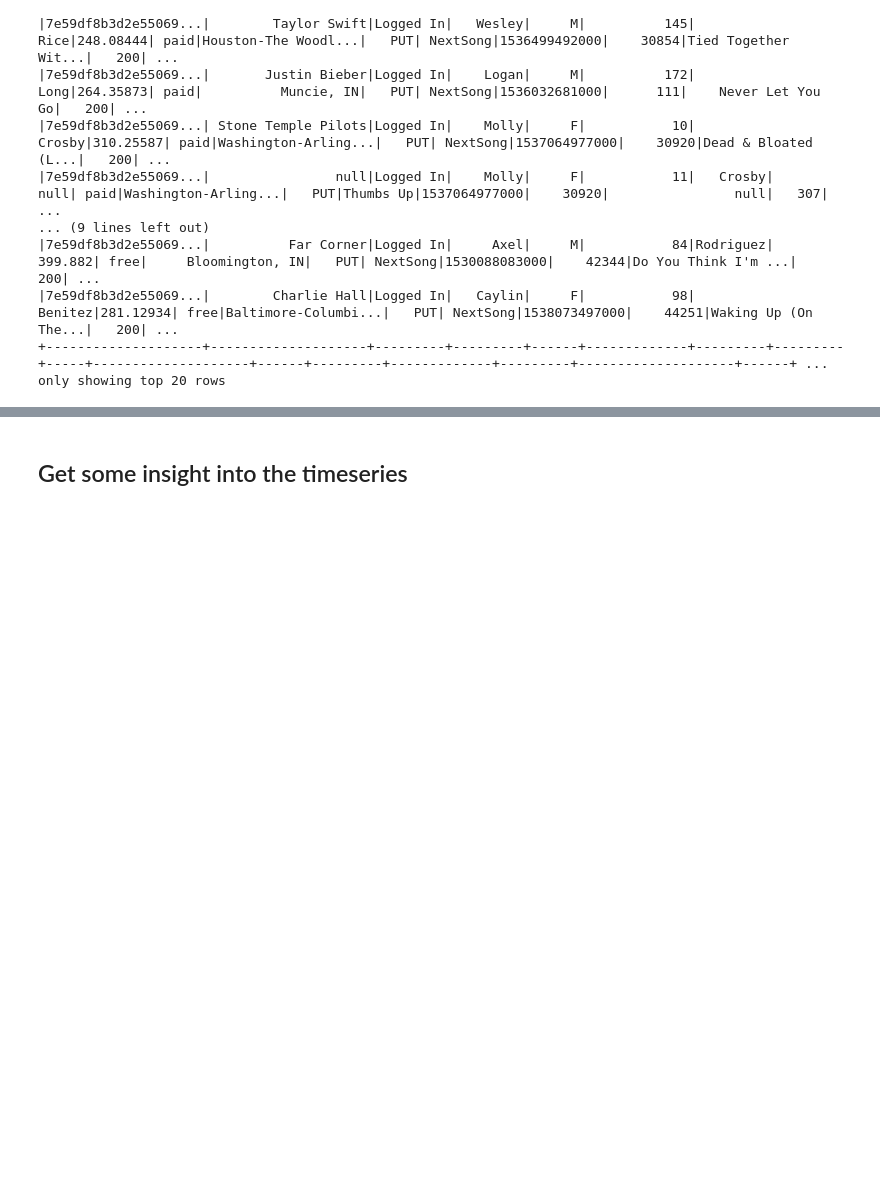
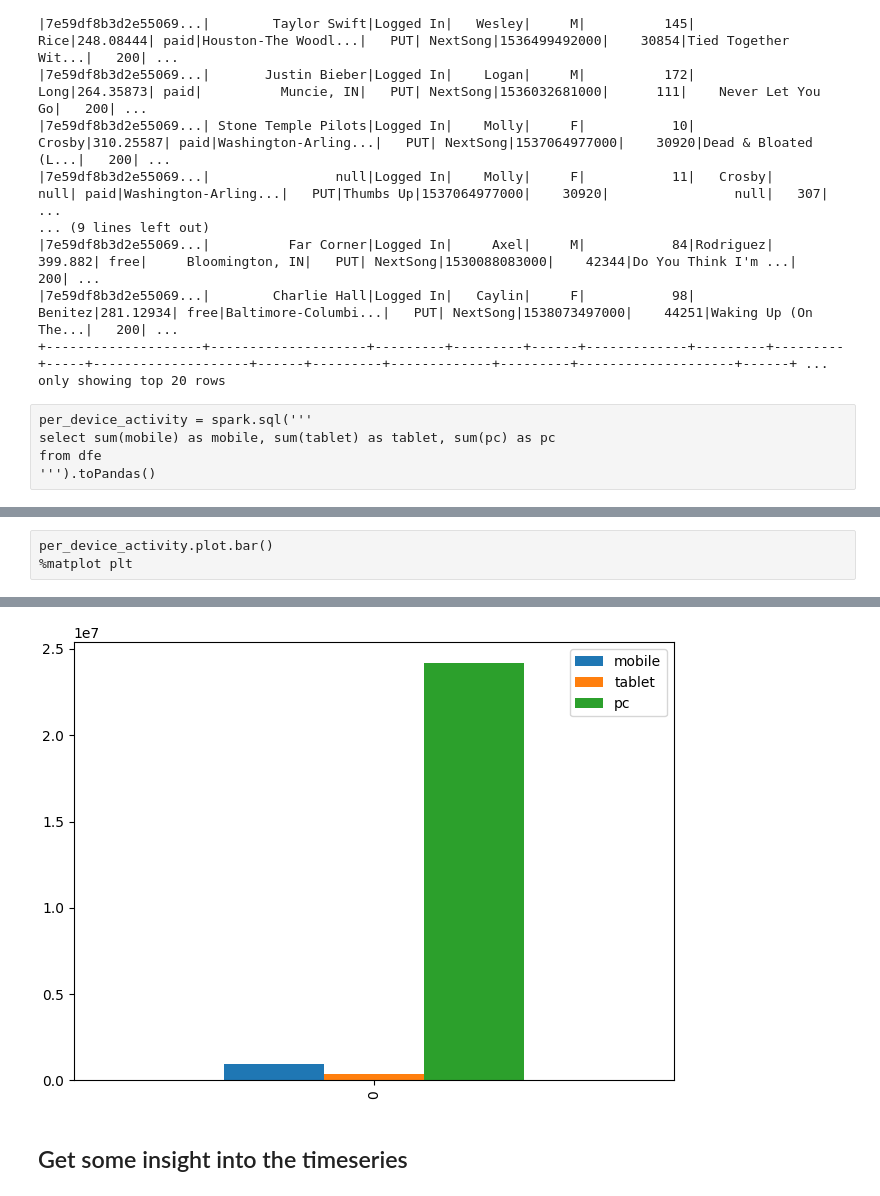
Before and after one commit to bullett445/udacity-sparkify, a Jupyter notebook: Sparkify_Feature_Creation.ipynb, the cells around one changed output, grey strips where cells are left out. Drawn from its saved outputs; the diff is of its cells as text; blank space fills up the shorter version.

```diff
--- a/Sparkify_Feature_Creation.ipynb
+++ b/Sparkify_Feature_Creation.ipynb
@@ -527,3 +527,8 @@ dfe.show()
 |7e59df8b3d2e55069...|        Charlie Hall|Logged In|   Caylin|     F|           98|  Benitez|281.12934| free|Baltimore-Columbi...|   PUT| NextSong|1538073497000|    44251|Waking Up (On The...|   200| ...
 +--------------------+--------------------+---------+---------+------+-------------+---------+---------+-----+--------------------+------+---------+-------------+---------+--------------------+------+ ...
 only showing top 20 rows
+# %%
+per_device_activity = spark.sql('''
+select sum(mobile) as mobile, sum(tablet) as tablet, sum(pc) as pc
+from dfe
+''').toPandas()
@@ -529,0 +537,4 @@ only showing top 20 rows
+# %%
+per_device_activity.plot.bar()
+%matplot plt
+# %% [output]
@@ -530,3 +542,4 @@ only showing top 20 rows
+[figure, added]
 # %% [markdown]
 ## Get some insight into the timeseries
 # %%
```
Also changed, not shown: parts of 42 cells of this notebook.
